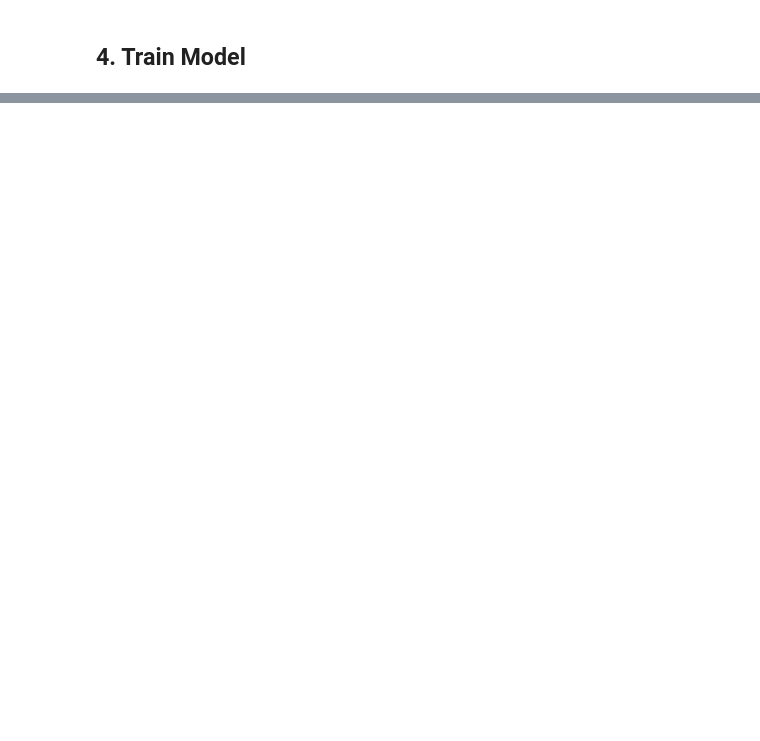
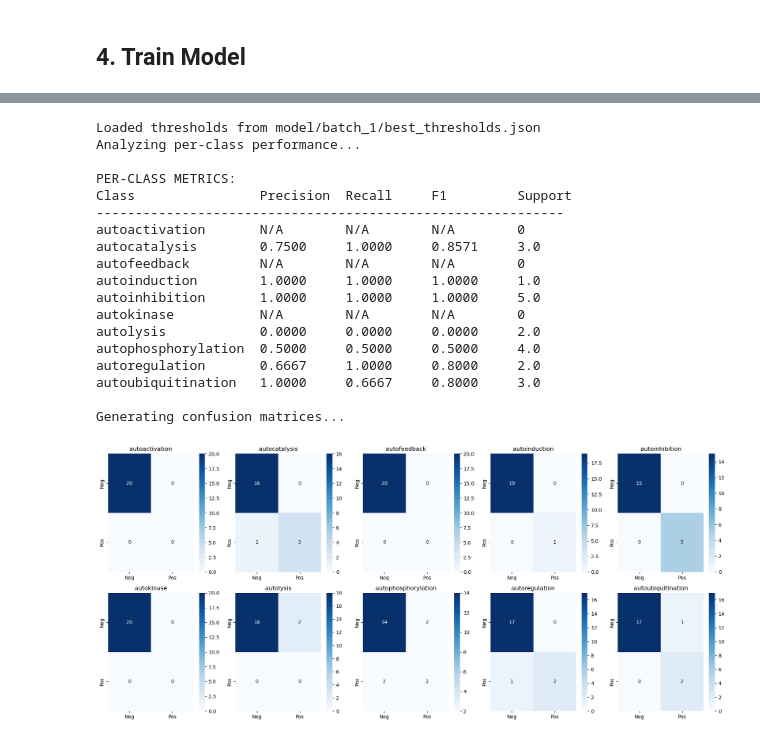
Before and after one commit to Hala-Arar1/Helsinki, a Jupyter notebook: notebooks/model_hala.ipynb, the cells around one changed output, grey strips where cells are left out. Saved outputs shown, nothing was run; the diff lists cells and outputs as text; code cells hidden in the pictures; blank space fills up the shorter version.

Commit message:
WIP: save work before pull

```diff
--- a/notebooks/model_hala.ipynb
+++ b/notebooks/model_hala.ipynb
@@ -678,0 +639,16 @@ Epoch 5/5
+# %%
+# Train only batch 1
+batch_num = 1  # Explicitly set to batch 1
+
+model, f1_value = train_model(
+    batch_number=batch_num,
+    n_epochs=n_epochs,
+    learning_rate=learning_rate,
+    batch_size=batch_size,
+    use_optimal_thresholds=True
+)
+print(f"Batch {batch_num} training complete. Best F1 score: {f1_value:.4f}")
+
+# After training completes, run analysis
+print("\nRunning analysis on batch 1 model...")
+all_preds, all_labels, error_analysis = run_batch1_analysis()
@@ -680,6 +794,7 @@ Epoch 5/5
 # Add these analysis functions
 def analyze_class_performance(model, test_loader, label_columns, thresholds):
     """Analyze per-class performance of the model"""
+    from sklearn.metrics import precision_score, recall_score, f1_score as sklearn_f1_score
     model.eval()
     all_preds = []
     all_labels = []
@@ -713,7 +828,7 @@ def analyze_class_performance(model, test_loader, label_columns, thresholds):
         if np.sum(all_labels[:, i]) > 0:  # Skip classes with no positive samples
             precision = precision_score(all_labels[:, i], all_preds[:, i], zero_division=0)
             recall = recall_score(all_labels[:, i], all_preds[:, i], zero_division=0)
-            f1 = f1_score(all_labels[:, i], all_preds[:, i], zero_division=0)
+            f1 = sklearn_f1_score(all_labels[:, i], all_preds[:, i], zero_division=0)
             support = np.sum(all_labels[:, i])
 
             print(f"{cls:<20} {precision:<10.4f} {recall:<10.4f} {f1:<10.4f} {support:<10}")
@@ -810,14 +925,22 @@ def analyze_errors(model, tokenizer, examples, label_columns, thresholds):
 
     return results
 # %%
-# Add this code after your training loop completes for a batch
-# (e.g., right before you move to the next batch in your batch_numbers loop)
+# Run analysis specifically for batch 1 with device handling
+def run_batch1_analysis():
+    # Set batch number explicitly
+    batch_number = 1
 
-def run_model_analysis(model, batch_number):
-    """Run comprehensive analysis on trained model"""
-    print(f"\n{'='*80}")
-    print(f"ANALYZING MODEL FOR BATCH {batch_number}")
-    print(f"{'='*80}\n")
+    # Load model - first to CPU to avoid MPS issues
+    model_path = os.path.join(MODEL_DIR, f"batch_{batch_number}", "best_model.pt")
+    model = ImprovedPubMedBERTClassifier(n_classes=len(label_columns))
+
+    # Load state dict to CPU first
+    state_dict = torch.load(model_path, map_location='cpu')
+    model.load_state_dict(state_dict)
+
+    # Now move to device
+    model = model.to(device)
+    model.eval()
 
     # Load test data
     test_data = pd.read_csv('../data/processed/test_data.csv')
@@ -832,49 +955,65 @@ def run_model_analysis(model, batch_number):
     y_test = test_labels
     test_loader = create_dataset_and_loader(X_test, y_test, batch_size=8, tokenizer=tokenizer, train=False)
 
-    # Load thresholds
+    # Load thresholds - explicit path for batch 1
+    thresholds_path = os.path.join(MODEL_DIR, f"batch_{batch_number}", "best_thresholds.json")
     try:
-        with open(os.path.join(MODEL_DIR, f"batch_{batch_number}", "best_thresholds.json"), 'r') as f:
+        with open(thresholds_path, 'r') as f:
             thresholds = json.load(f)
+        print(f"Loaded thresholds from {thresholds_path}")
     except FileNotFoundError:
-        print("Thresholds file not found. Using default threshold of 0.5")
+        print(f"Thresholds file not found at {thresholds_path}. Using default threshold of 0.5")
         thresholds = [0.5] * len(label_columns)
 
     # Run class performance analysis
     print("Analyzing per-class performance...")
     all_preds, all_labels = analyze_class_performance(model, test_loader, label_columns, thresholds)
 
     # Plot confusion matrices
     print("\nGenerating confusion matrices...")
     plot_multilabel_confusion(all_preds, all_labels, label_columns)
 
     # Analyze specific challenging examples
     print("\nAnalyzing challenging examples...")
     challenging_examples = [
         "The protein binds to its own regulatory region, creating a feedback loop.",
         "The enzyme can activate additional copies of itself through phosphorylation.",
         "Upon binding the ligand, the receptor undergoes a conformational change that enables signaling.",
         "The kinase domain transfers phosphate groups to residues within the protein structure."
     ]
     error_analysis = analyze_errors(model, tokenizer, challenging_examples, label_columns, thresholds)
 
     # Print results for challenging examples
     for i, result in enumerate(error_analysis):
         print(f"\nExample {i+1}: \"{result['text']}\"")
         print("  Predictions:")
         if result['predictions']:
             for label, prob in sorted(result['predictions'].items(), key=lambda x: x[1], reverse=True):
                 print(f"    - {label}: {prob:.4f}")
         else:
             print("    No classes above threshold")
 
-        if result['attended_tokens']:
-            print("  Top attended tokens:")
-            for token, weight in result['attended_tokens']:
-                print(f"    - {token}: {weight:.4f}")
-
     return all_preds, all_labels, error_analysis
 
-# Add this line right after your training loop for a batch completes
-# (after you get the model and f1_score from train_model)
-all_preds, all_labels, error_analysis = run_model_analysis(model, batch_num)
+# Run analysis for batch 1
+all_preds, all_labels, error_analysis = run_batch1_analysis()
+# %% [output]
+Loaded thresholds from model/batch_1/best_thresholds.json
+Analyzing per-class performance...
+
+PER-CLASS METRICS:
+Class                Precision  Recall     F1         Support
+------------------------------------------------------------
+autoactivation       N/A        N/A        N/A        0
+autocatalysis        0.7500     1.0000     0.8571     3.0
+autofeedback         N/A        N/A        N/A        0
+autoinduction        1.0000     1.0000     1.0000     1.0
+autoinhibition       1.0000     1.0000     1.0000     5.0
+autokinase           N/A        N/A        N/A        0
+autolysis            0.0000     0.0000     0.0000     2.0
+autophosphorylation  0.5000     0.5000     0.5000     4.0
+autoregulation       0.6667     1.0000     0.8000     2.0
+autoubiquitination   1.0000     0.6667     0.8000     3.0
+
+Generating confusion matrices...
+[figure, added]
```
Also changed, not shown: parts of 16 cells of this notebook, 7 other files.
